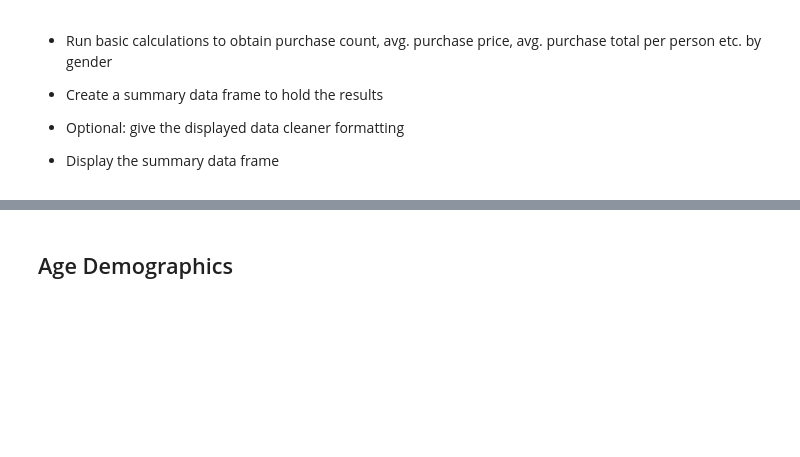
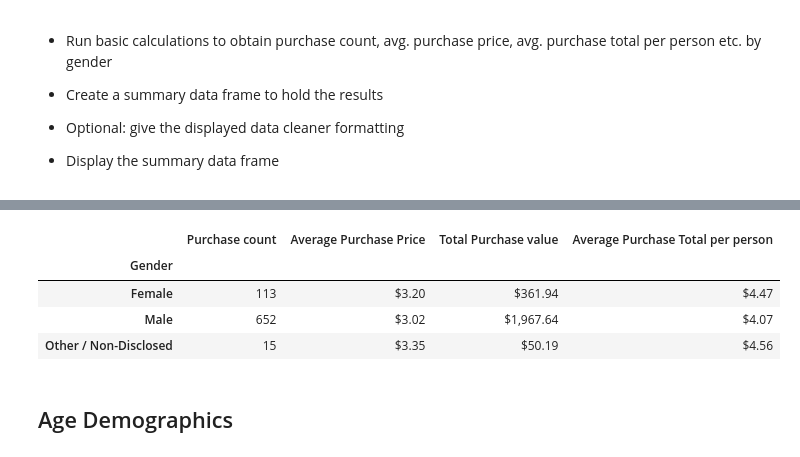
Before and after one commit to nguyenpe17/pandas-challenge, a Jupyter notebook: HeroesOfPymoli/HeroesOfPymoli_starter.ipynb, the cells around one changed output, grey strips where cells are left out. Saved outputs shown, nothing was run; the diff lists cells and outputs as text; code cells hidden in the pictures; blank space fills up the shorter version.

```diff
--- a/HeroesOfPymoli/HeroesOfPymoli_starter.ipynb
+++ b/HeroesOfPymoli/HeroesOfPymoli_starter.ipynb
@@ -144,3 +136,29 @@ gender_summary
+# %%
+# Purchasing Analysis (Gender)
+
+# Group each category using a groupby
+gender_demo = pymoli_data.groupby("Gender")
+purchase_count = gender_demo["Age"].count()
+avg_purchase = gender_demo["Price"].mean()
+total_purchase_value = gender_demo["Price"].sum()
+avg_purchase_person =(gender_demo["Price"].sum()/other_members)
+
+# Summary data frame = Purchase Count, Avg Purchase Price, Total Purchase per person (by gender)
+
+summary_df = pd.DataFrame({"Purchase count":purchase_count,"Average Purchase Price":avg_purchase,
+                           "Total Purchase value":total_purchase_value,"Average Purchase Total per person":avg_purchase_person})
+
+summary_df["Average Purchase Price"] = summary_df["Average Purchase Price"].map("${:.2f}".format)
+summary_df["Total Purchase value"]  = summary_df["Total Purchase value"].map("${:,.2f}".format)
+summary_df["Average Purchase Total per person"] = summary_df["Average Purchase Total per person"].map("${:.2f}".format)
+
+summary_df
+# %% [output]
+|  | Purchase count | Average Purchase Price | Total Purchase value | Average Purchase Total per person |
+| Gender |  |  |  |  |
+| Female | 113 | $3.20 | $361.94 | $4.47 |
+| Male | 652 | $3.02 | $1,967.64 | $4.07 |
+| Other / Non-Disclosed | 15 | $3.35 | $50.19 | $4.56 |
 # %% [markdown]
 ## Age Demographics
 # %% [markdown]
```
Also changed, not shown: parts of 4 cells of this notebook.
